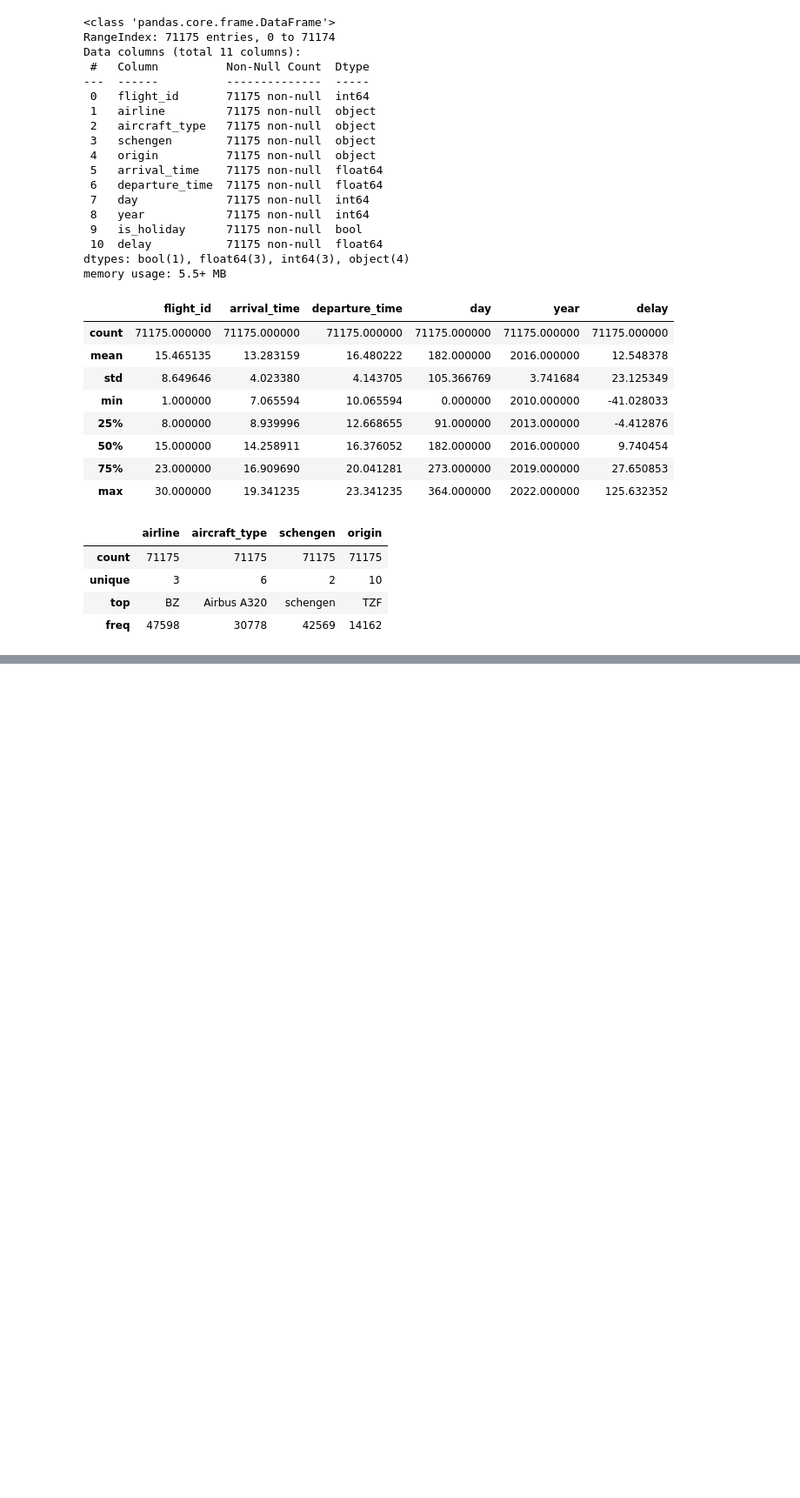
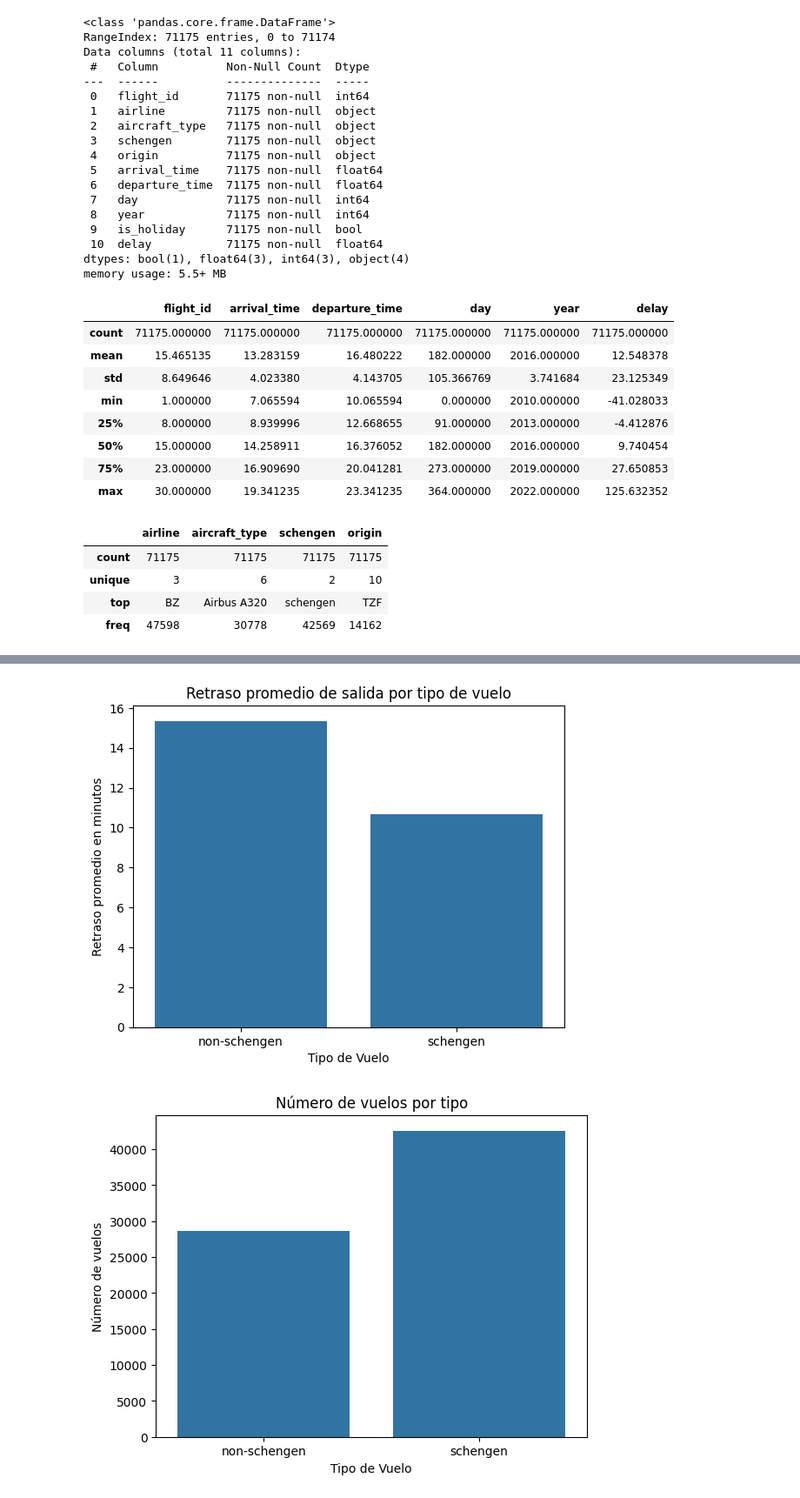
Before and after one commit to cmrondon2000/optimizacion_aeroportuaria, a Jupyter notebook: optimizacion_aeroportuaria.ipynb, the cells around one changed output, grey strips where cells are left out. Shown: that part at 87% size. Cells and saved outputs as stored; diff of their text form; code cells hidden in the pictures; blank space fills up the shorter version.

```diff
--- a/optimizacion_aeroportuaria.ipynb
+++ b/optimizacion_aeroportuaria.ipynb
@@ -59,0 +79,16 @@ datos.describe(include='object')
+# %%
+avg_delay = datos.groupby('schengen')['delay'].mean().reset_index()
+sns.barplot(x='schengen', y='delay', data=avg_delay)
+plt.title('Retraso promedio de salida por tipo de vuelo')
+plt.xlabel('Tipo de Vuelo')
+plt.ylabel('Retraso promedio en minutos')
+plt.show()
+
+sns.countplot(x='schengen', data=datos)
+plt.title('Número de vuelos por tipo')
+plt.xlabel('Tipo de Vuelo')
+plt.ylabel('Número de vuelos')
+plt.show()
+# %% [output]
+[figure, added]
+[figure, added]
```
Also changed, not shown: parts of 3 cells of this notebook.
